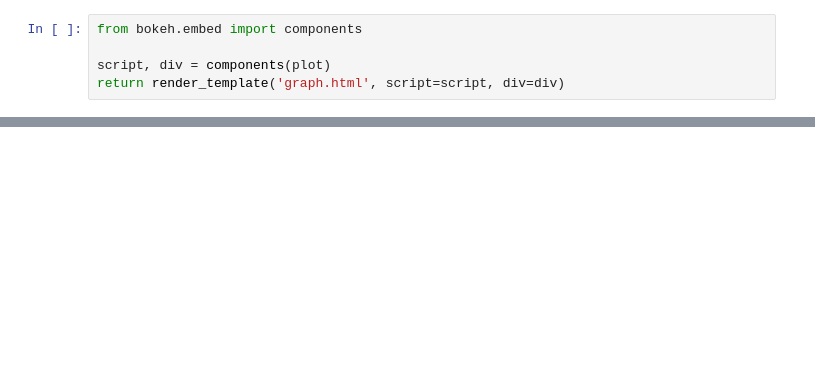
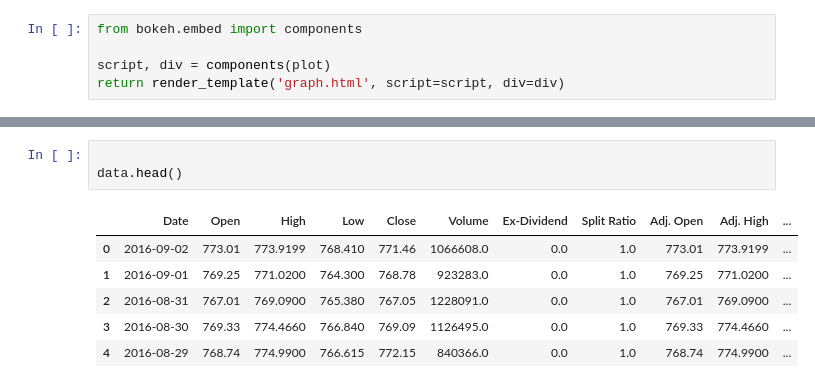
Before and after one commit to chetan-guevara/flask, a Jupyter notebook: Test.ipynb, the cells around one changed output, grey strips where cells are left out. Cells and saved outputs as stored; diff of their text form; blank space fills up the shorter version.

```diff
--- a/Test.ipynb
+++ b/Test.ipynb
@@ -109,3 +85,13 @@ HTTPError: HTTP Error 404: Not Found
+# %%
+
+data.head()
+# %% [output]
+|  | Date | Open | High | Low | Close | Volume | Ex-Dividend | Split Ratio | Adj. Open | Adj. High | ... |
+| 0 | 2016-09-02 | 773.01 | 773.9199 | 768.410 | 771.46 | 1066608.0 | 0.0 | 1.0 | 773.01 | 773.9199 | ... |
+| 1 | 2016-09-01 | 769.25 | 771.0200 | 764.300 | 768.78 | 923283.0 | 0.0 | 1.0 | 769.25 | 771.0200 | ... |
+| 2 | 2016-08-31 | 767.01 | 769.0900 | 765.380 | 767.05 | 1228091.0 | 0.0 | 1.0 | 767.01 | 769.0900 | ... |
+| 3 | 2016-08-30 | 769.33 | 774.4660 | 766.840 | 769.09 | 1126495.0 | 0.0 | 1.0 | 769.33 | 774.4660 | ... |
+| 4 | 2016-08-29 | 768.74 | 774.9900 | 766.615 | 772.15 | 840366.0 | 0.0 | 1.0 | 768.74 | 774.9900 | ... |
 # %%
 st = 'GOOG'.lower()
 api_url = 'https://www.quandl.com/api/v1/datasets/WIKI/%s.json' % st
```
Also changed, not shown: parts of 17 cells of this notebook, 4 other files.
